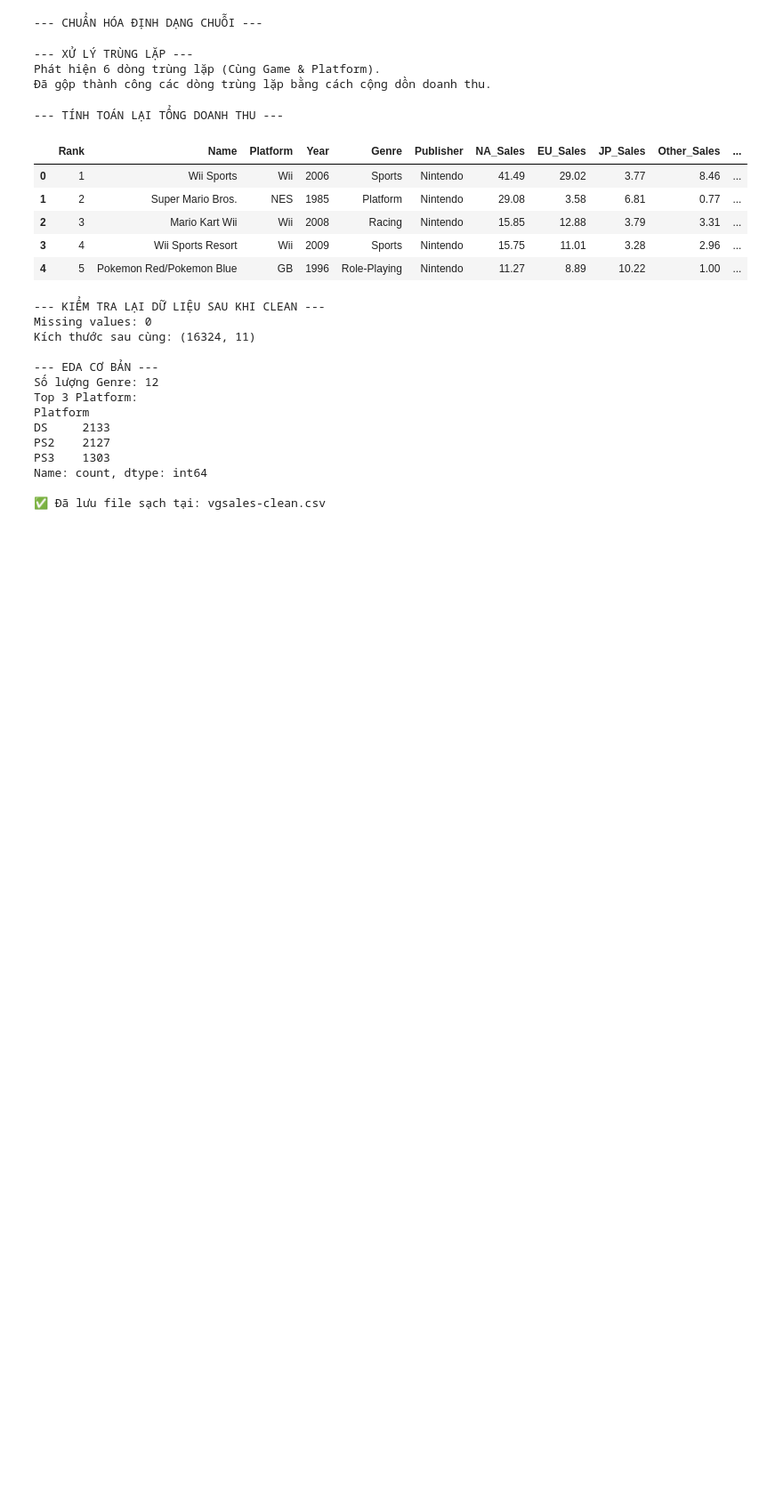
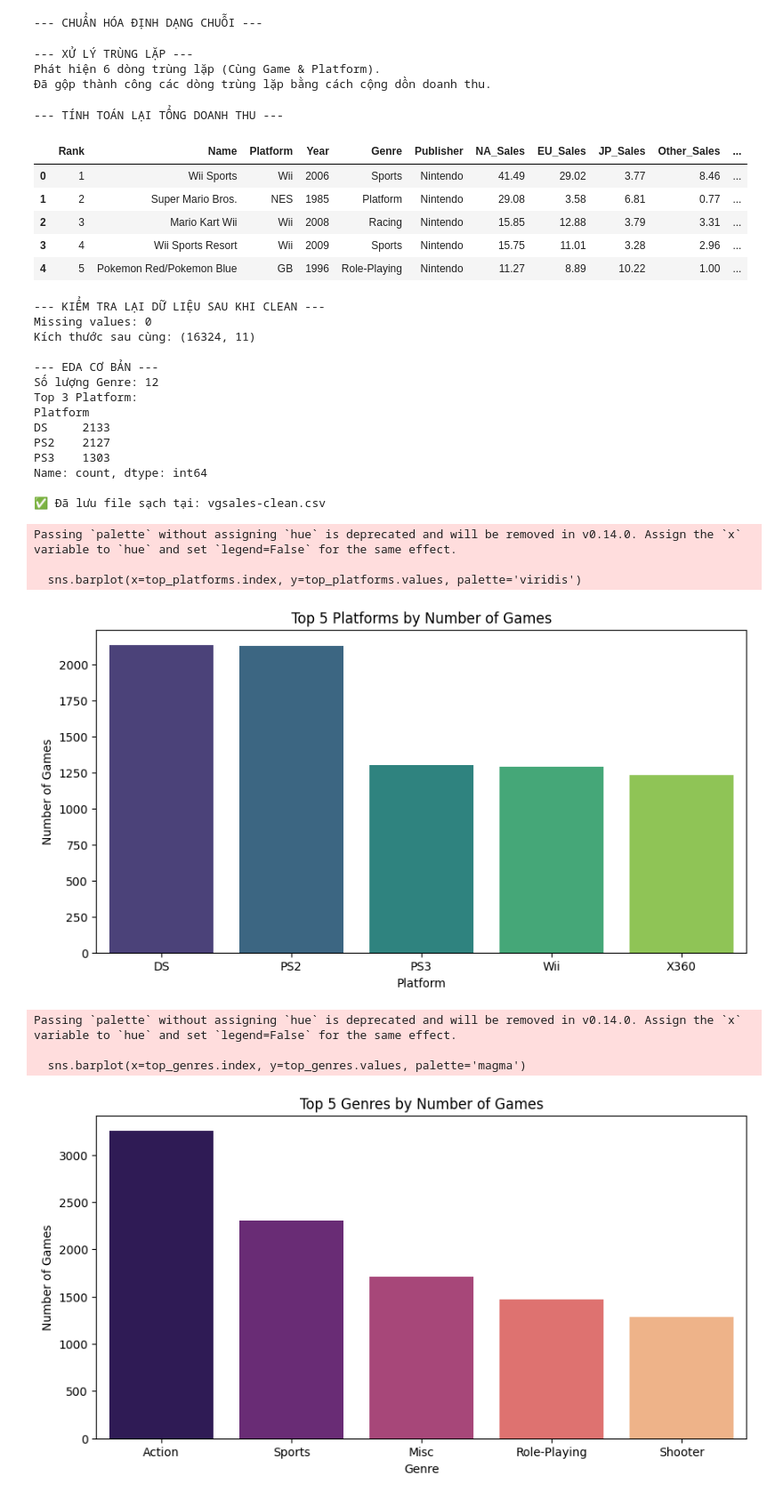
Before and after one commit to MatthewLK13/Studen_Fife, a Jupyter notebook: Data_Cleaning_VGSales_Final.ipynb, the cells around one changed output. Shown at 89% size. Cells and saved outputs as stored; diff of their text form; code cells hidden in the pictures; blank space fills up the shorter version.

Commit message:
Add matplotlib EDA charts

```diff
--- a/Data_Cleaning_VGSales_Final.ipynb
+++ b/Data_Cleaning_VGSales_Final.ipynb
@@ -134,3 +134,33 @@ PS3    1303
 Name: count, dtype: int64
 
 ✅ Đã lưu file sạch tại: vgsales-clean.csv
+# %%
+import matplotlib.pyplot as plt
+import seaborn as sns
+
+# Vẽ biểu đồ Bar Chart cho Top 5 Nền tảng (Platform) phổ biến nhất
+plt.figure(figsize=(10, 5))
+top_platforms = df['Platform'].value_counts().head(5)
+sns.barplot(x=top_platforms.index, y=top_platforms.values, palette='viridis')
+plt.title('Top 5 Platforms by Number of Games')
+plt.xlabel('Platform')
+plt.ylabel('Number of Games')
+plt.show()
+
+# Vẽ biểu đồ Bar Chart cho Top 5 Thể loại (Genre) phổ biến nhất
+plt.figure(figsize=(10, 5))
+top_genres = df['Genre'].value_counts().head(5)
+sns.barplot(x=top_genres.index, y=top_genres.values, palette='magma')
+plt.title('Top 5 Genres by Number of Games')
+plt.xlabel('Genre')
+plt.ylabel('Number of Games')
+plt.show()
+# %% [output]
+Passing `palette` without assigning `hue` is deprecated and will be removed in v0.14.0. Assign the `x` variable to `hue` and set `legend=False` for the same effect.
+
+  sns.barplot(x=top_platforms.index, y=top_platforms.values, palette='viridis')
+[figure, added]
+Passing `palette` without assigning `hue` is deprecated and will be removed in v0.14.0. Assign the `x` variable to `hue` and set `legend=False` for the same effect.
+
+  sns.barplot(x=top_genres.index, y=top_genres.values, palette='magma')
+[figure, added]
```
Also changed, not shown: parts of 2 cells of this notebook.
